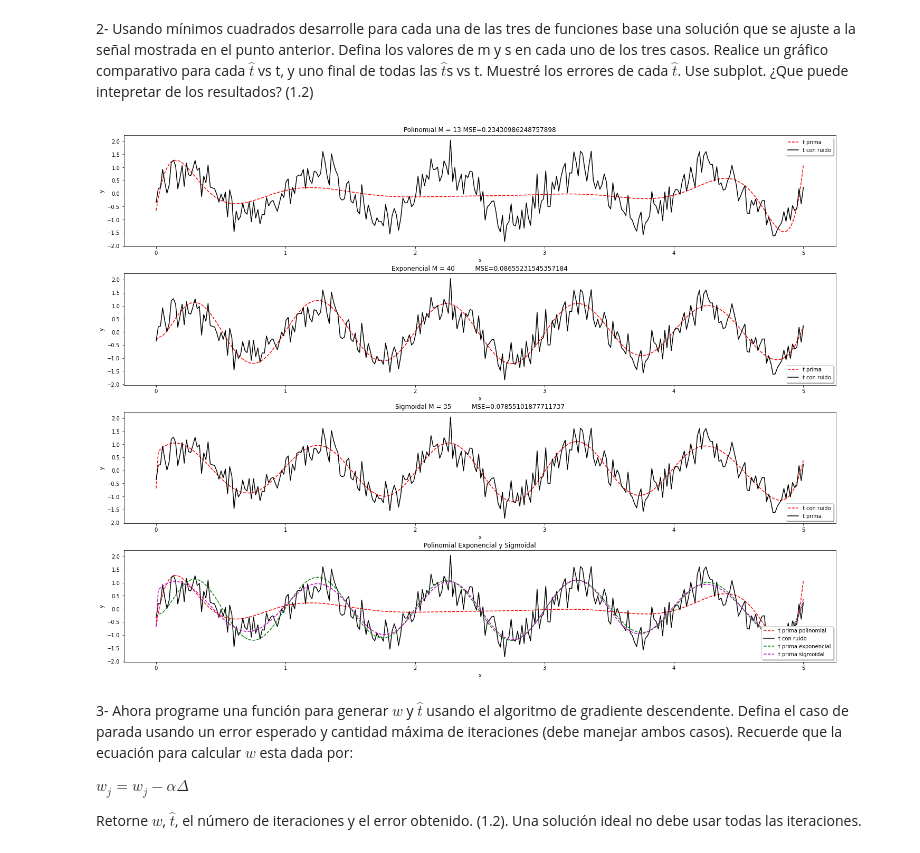
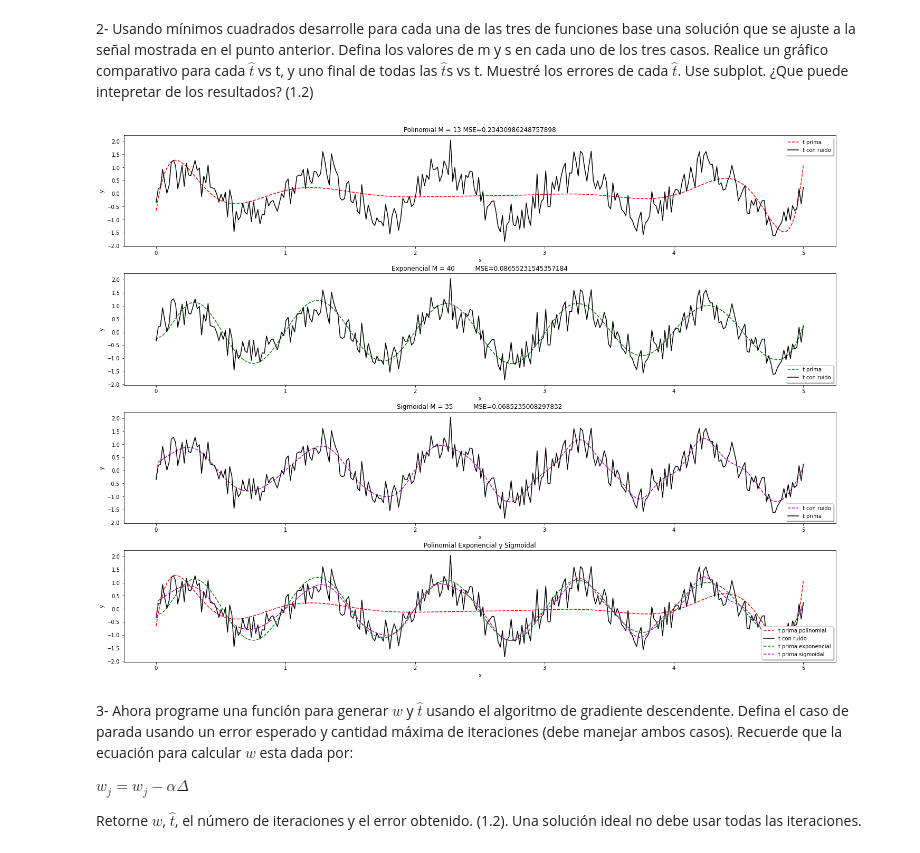
Before and after one commit to crisywini/ia_workspace, a Jupyter notebook: Taller3-Gradiente descendente.ipynb, the cells around one changed output. Saved outputs shown, nothing was run; the diff lists cells and outputs as text; code cells hidden in the pictures.

```diff
--- a/Taller3-Gradiente descendente.ipynb
+++ b/Taller3-Gradiente descendente.ipynb
@@ -79,7 +79,7 @@ def get_phi(fn, x, m, s=1):
     '''
     Obtiene phi
     '''
-    medium = np.linspace(0,5, m)
+    medium = np.linspace(0,5, m)#Necesario cambiarlo por el t
     X = np.zeros((len(x),m)) #Tamaño de t por m
     fn(X, medium, x, s)
     return X
@@ -111,10 +111,8 @@ def get_y_values(Y):
     Método que permite obtener los valores de Y
     '''
     i_limit, j_limit = Y.shape
-    y = []
-    for i in range(i_limit):
-        for j in range(j_limit):
-            y.append(Y[i][j])
+    y = [Y[i][0] for i in range(i_limit)]
+
     return y
 
 #x = np.arange(0,len(t),1)#Tabular valores de x
@@ -135,7 +133,7 @@ y1 = get_y_values(Y1)
 mse2 =  mean_square_error(Y1, W1)#Cambiar el w
 
 
-X2 = get_phi(sigmoidal, x, 35, t.std())
+X2 = get_phi(sigmoidal, x, 35, 0.2)
 W2 = get_W(X2)
 Y2 = X2.dot(W2)
 y2 = get_y_values(Y2)
@@ -149,36 +147,36 @@ plt.plot(x, y, 'r--', x, t, 'k')
 plt.title("Polinomial M = 13 MSE="+str(mse1))
 plt.ylabel('y')
 plt.xlabel('x')
 plt.legend(('t prima', 't con ruido'), loc='upper right', shadow=True)
 
 
 plt.subplot(4,1,2)
-plt.plot(x,y1,'r--', x, t, 'k')
+plt.plot(x,y1,'g--', x, t, 'k')
 plt.title("Exponencial M = 40          MSE="+str(mse2))
 plt.ylabel('y')
 plt.xlabel('x')
 plt.legend(('t prima', 't con ruido'), loc='lower right', shadow=True)
 
 plt.subplot(4,1,3)
-plt.plot(x, y2, 'r--', x, t, 'k')
+plt.plot(x, y2, 'm--', x, t, 'k')
 plt.title("Sigmoidal M = 35          MSE="+str(mse3))
 plt.ylabel('y')
 plt.xlabel('x')
 plt.legend(('t con ruido', 't prima'), loc='lower right', shadow=True)
 
 
 plt.subplot(4,1,4)
 plt.plot(x, y, 'r--', x, t, 'k', x, y1, 'g--', x, y2, 'm--')
 plt.title("Polinomial Exponencial y Sigmoidal")
 plt.ylabel('y')
 plt.xlabel('x')
 plt.legend(('t prima polinomial', 't con ruido', 't prima exponencial', 't prima sigmoidal'), loc='lower right', shadow=True)
 
 
 #En la ultima con POLINOMIAL, EXPONENCIAL, SIGMOIDAL, TCON RUIDO
 plt.show()
 # %% [output]
-[figure, old version]
+[figure, new version]
 # %% [markdown]
 3- Ahora programe una función para generar $w$ y $\hat{t}$ usando el algoritmo de gradiente descendente. Defina el caso de parada usando un error esperado y cantidad máxima de iteraciones (debe manejar ambos casos). Recuerde que la ecuación para calcular $w$ esta dada por:
 
```
